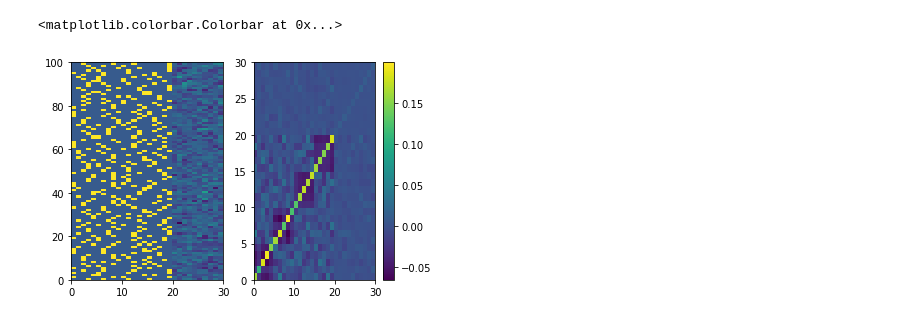
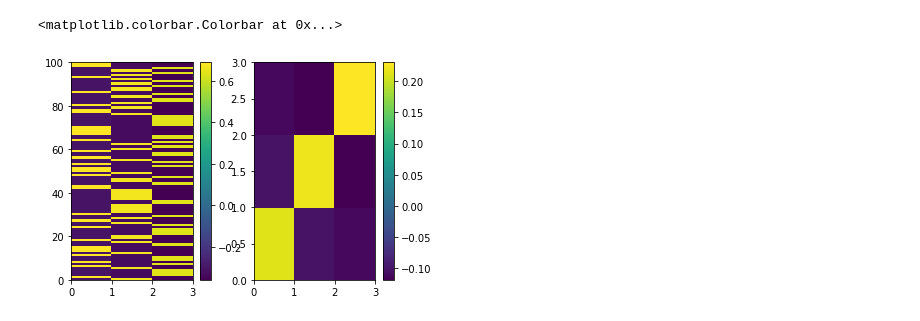
Before and after one commit to nicococo/tilitools, a Jupyter notebook: notebooks/categorical_features.ipynb, the cells around one changed output. Saved outputs shown, nothing was run; the diff lists cells and outputs as text; code cells hidden in the pictures.

```diff
--- a/notebooks/categorical_features.ipynb
+++ b/notebooks/categorical_features.ipynb
@@ -5,22 +22,37 @@ import matplotlib.pyplot as plt
 # %%
-def generate_mixed_attribute_samples(n_samples=100, n_cat=1, n_cat_bins=5, n_cont=0):
+def generate_mixed_attribute_samples(n_samples=100, n_cat=1, n_cat_bins=5, n_cont=0,
+                                     center=False, normalize=False, whiten=False):
     samples = np.zeros((n_cat * n_cat_bins + n_cont, n_samples), dtype=np.float)
+    labels = np.zeros((n_cat, n_samples), dtype=np.int)
     cnt = 0
     for n in range(n_cat):
         d = np.random.randint(0, n_cat_bins, size=n_samples)
-        for bin in range(n_cat_bins):
-            samples[bin + cnt, d==bin] = 1.
+        labels[n_cat, :] = d
+        for b in range(n_cat_bins):
+            samples[cnt + b, d==b] = 1.
         cnt += n_cat_bins
     samples[cnt:, :] = 0.1*np.random.randn(n_cont, n_samples)
+    if center:
+        samples -= np.mean(samples, axis=1)[:, np.newaxis]
+    if normalize:
+        samples -= np.mean(samples, axis=1)[:, np.newaxis]
+        samples /= np.max(np.abs(samples), axis=1)[:, np.newaxis]
+        print(np.max(samples, axis=1))
+    if whiten:
+        samples -= np.mean(samples, axis=1)[:, np.newaxis]
+        samples /= np.std(samples, axis=1)[:, np.newaxis]
+        print(np.var(samples, axis=1))
     return samples
 # %%
-X = generate_mixed_attribute_samples(n_cat=4, n_cat_bins=5, n_cont=10)
-C = np.cov(X)
+X = generate_mixed_attribute_samples(n_samples=100, n_cat=1, n_cat_bins=3, n_cont=0,
+                                     center=True, normalize=False, whiten=False)
+C = X.dot(X.T) / X.shape[1]
 plt.subplot(1, 2, 1)
 plt.pcolor(X.T)
+plt.colorbar()
 plt.subplot(1, 2, 2)
 plt.pcolor(C)
 plt.colorbar()
 # %% [output]
 <matplotlib.colorbar.Colorbar at 0x...>
-[figure, old version]
+[figure, new version]
```
Also changed, not shown: parts of 4 cells of this notebook, 1 other file.
